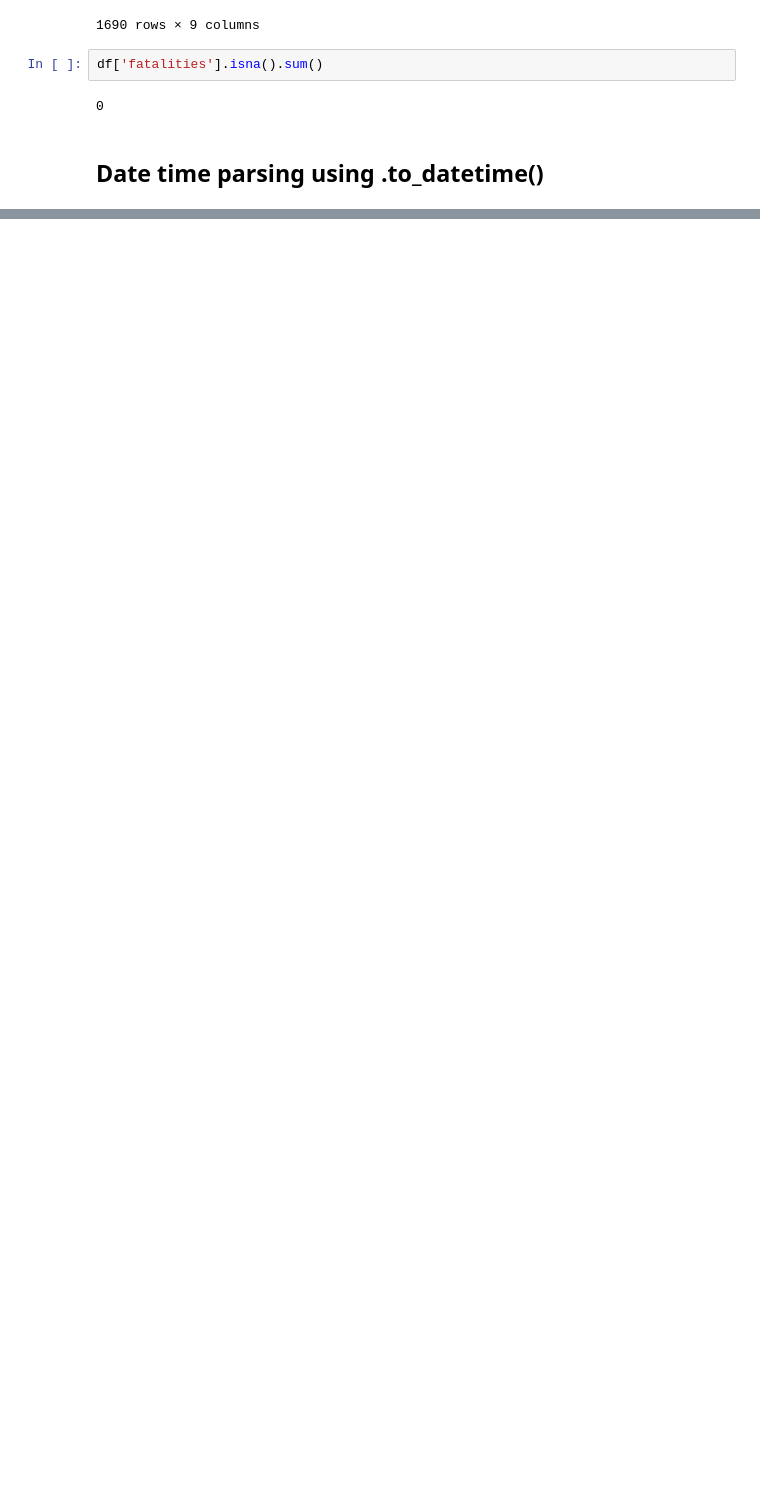
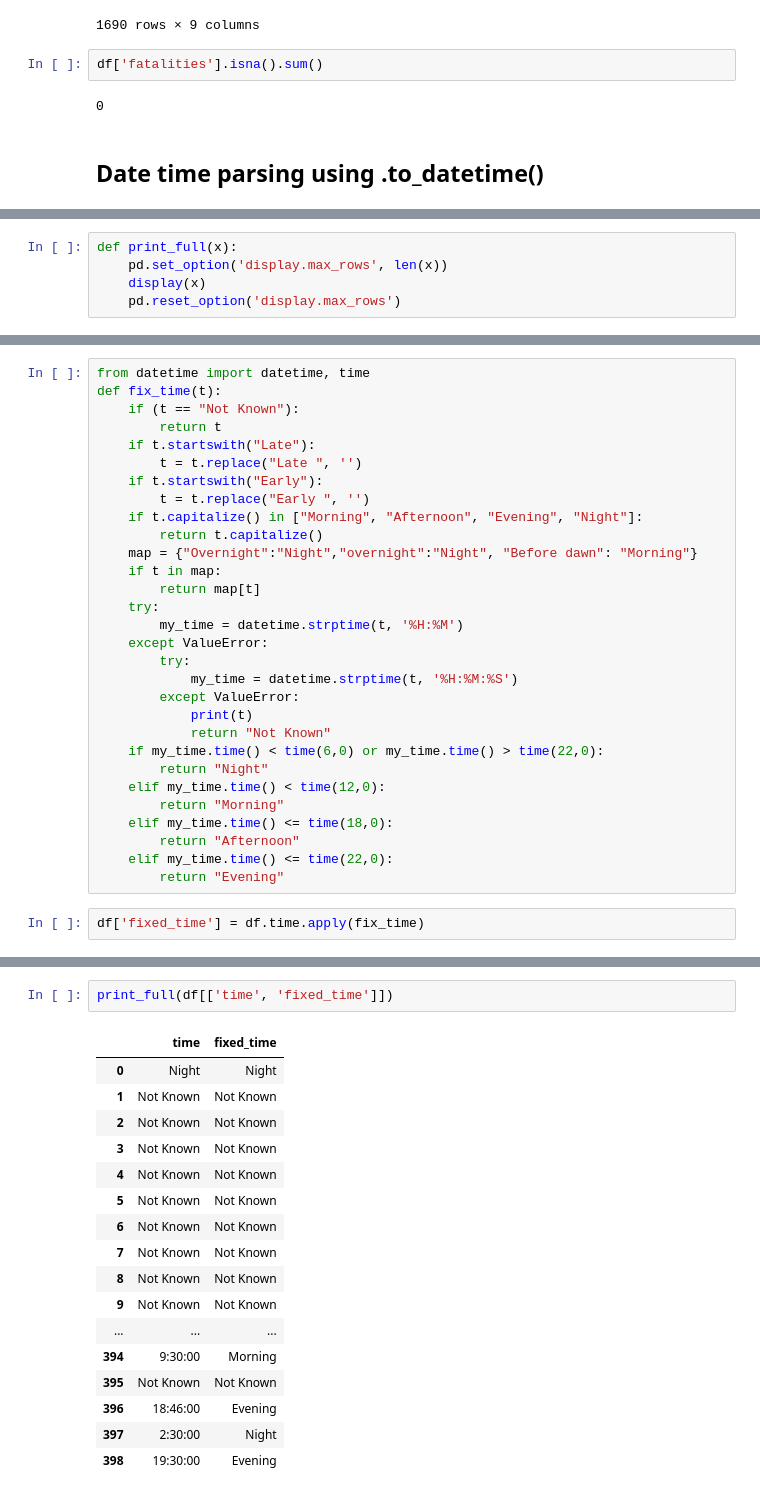
Before and after one commit to LinkedInLearning/pandas-code-challenges-3017222, a Jupyter notebook: 03_02_begin.ipynb, the cells around one changed output, grey strips where cells are left out. Saved outputs shown, nothing was run; the diff lists cells and outputs as text; blank space fills up the shorter version.

```diff
--- a/03_02_begin.ipynb
+++ b/03_02_begin.ipynb
@@ -134,0 +145,5 @@ df['fatalities'].isna().sum()
+# %%
+def print_full(x):
+    pd.set_option('display.max_rows', len(x))
+    display(x)
+    pd.reset_option('display.max_rows')
@@ -134,0 +170,32 @@ df['fatalities'].isna().sum()
+# %%
+from datetime import datetime, time
+def fix_time(t):
+    if (t == "Not Known"):
+        return t
+    if t.startswith("Late"):
+        t = t.replace("Late ", '')
+    if t.startswith("Early"):
+        t = t.replace("Early ", '')
+    if t.capitalize() in ["Morning", "Afternoon", "Evening", "Night"]:
+        return t.capitalize()
+    map = {"Overnight":"Night","overnight":"Night", "Before dawn": "Morning"}
+    if t in map:
+        return map[t]
+    try:
+        my_time = datetime.strptime(t, '%H:%M')
+    except ValueError:
+        try:
+            my_time = datetime.strptime(t, '%H:%M:%S')
+        except ValueError:
+            print(t)
+            return "Not Known"
+    if my_time.time() < time(6,0) or my_time.time() > time(22,0):
+        return "Night"
+    elif my_time.time() < time(12,0):
+        return "Morning"
+    elif my_time.time() <= time(18,0):
+        return "Afternoon"
+    elif my_time.time() <= time(22,0):
+        return "Evening"
+# %%
+df['fixed_time'] = df.time.apply(fix_time)
@@ -134,0 +205,20 @@ df['fatalities'].isna().sum()
+# %%
+print_full(df[['time', 'fixed_time']])
+# %% [output]
+|  | time | fixed_time |
+| 0 | Night | Night |
+| 1 | Not Known | Not Known |
+| 2 | Not Known | Not Known |
+| 3 | Not Known | Not Known |
+| 4 | Not Known | Not Known |
+| 5 | Not Known | Not Known |
+| 6 | Not Known | Not Known |
+| 7 | Not Known | Not Known |
+| 8 | Not Known | Not Known |
+| 9 | Not Known | Not Known |
+| ... | ... | ... |
+| 394 | 9:30:00 | Morning |
+| 395 | Not Known | Not Known |
+| 396 | 18:46:00 | Evening |
+| 397 | 2:30:00 | Night |
+| 398 | 19:30:00 | Evening |
```
Also changed, not shown: parts of 13 cells of this notebook, 17 other files.
